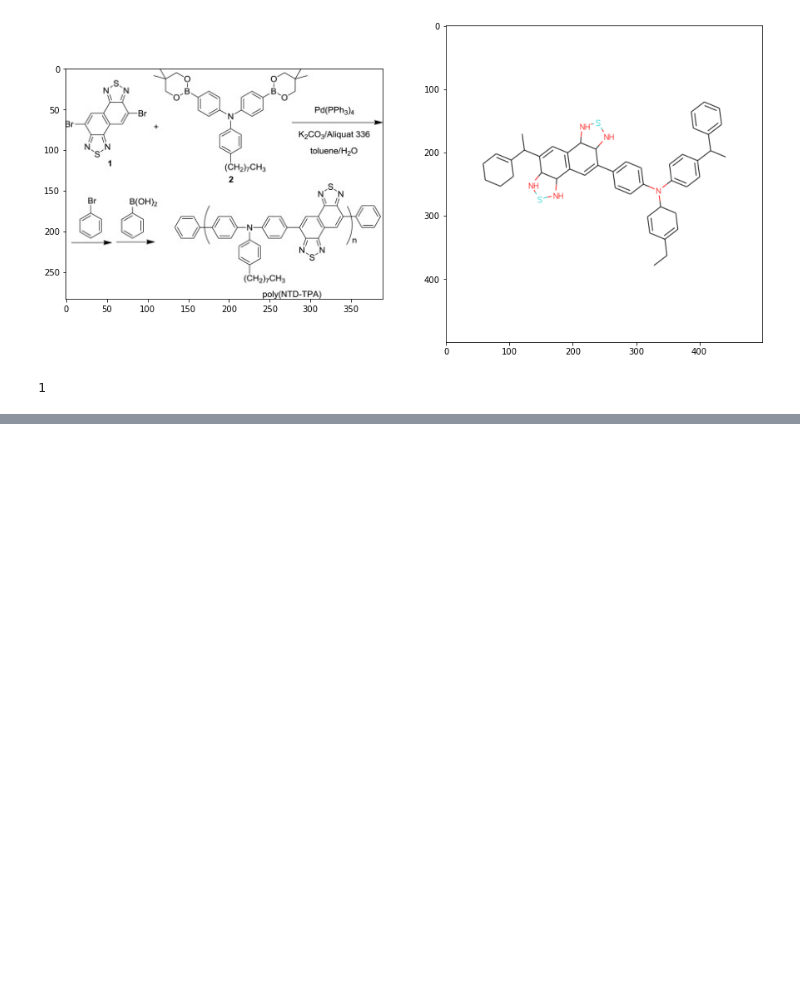
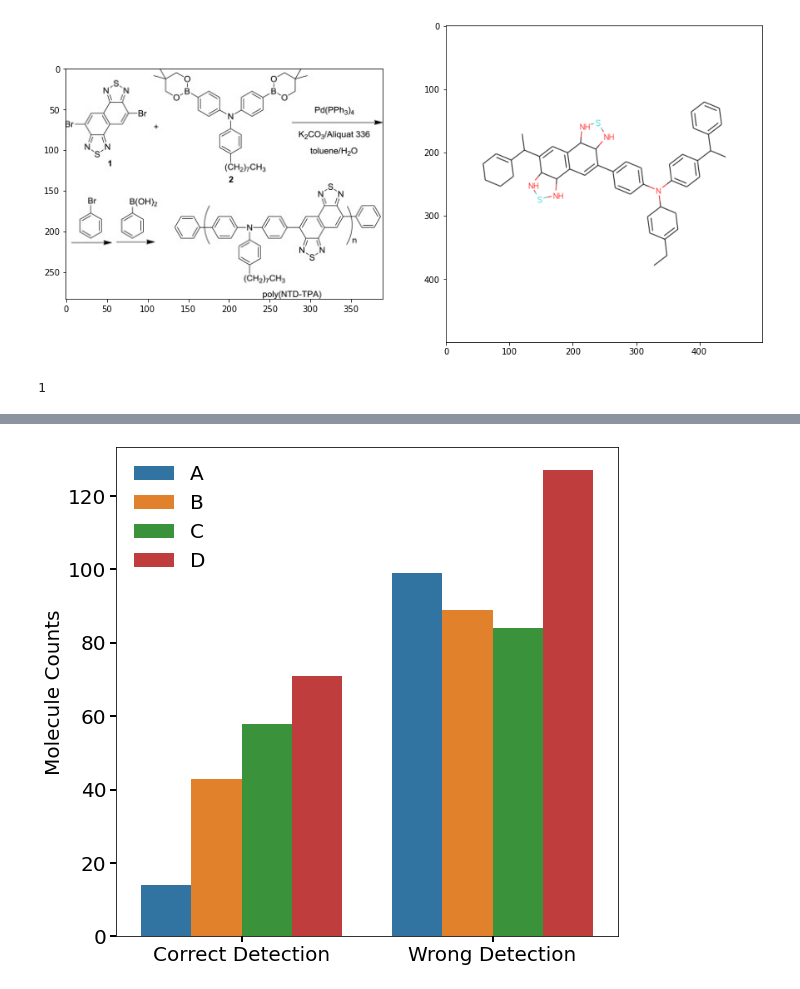
Before and after one commit to hanghu/AutoMaterialsData, a Jupyter notebook: notebooks/manual_verification_of_image_pipeline.ipynb, the cells around one changed output, grey strips where cells are left out. Drawn from its saved outputs; the diff is of its cells as text; code cells hidden in the pictures; blank space fills up the shorter version.

```diff
--- a/notebooks/manual_verification_of_image_pipeline.ipynb
+++ b/notebooks/manual_verification_of_image_pipeline.ipynb
@@ -75,0 +91,19 @@ total_detection
+# %%
+Result = [14, 43, 58, 71, 99, 89, 84, 127]
+
+cols = ['Metric', 'Experiment', 'Count']
+exps = ['A', 'B', 'C', 'D']
+metrics = ['Correct Detection', 'Wrong Detection']
+
+sum_df = pd.DataFrame(data=[], columns=cols)
+
+count = -1
+for m in metrics:
+    for e in exps:
+        print(m, e)
+        count += 1
+        tmp_result = [m, e, Result[count]]
+        temp_df = pd.DataFrame(data=[tmp_result], columns=cols)
+        sum_df = pd.concat([sum_df, temp_df], ignore_index=True)
+
+sum_df
@@ -75,0 +128,13 @@ total_detection
+# %%
+fig,ax = plt.subplots(figsize=(9,9))
+
+sns.barplot(x='Metric', y='Count', hue='Experiment', data=sum_df, ax=ax)
+
+ax.set_xlabel('')
+ax.set_ylabel('Molecule Counts', fontsize=20)
+ax.tick_params(direction='out', length=6, width=2, labelsize=20)
+ax.legend(frameon=False, fontsize=20)
+
+fig.savefig('./osra_result.png', bbox_inches='tight')
+# %% [output]
+[figure, added]
```
Also changed, not shown: parts of 5 cells of this notebook, 22 other files.
